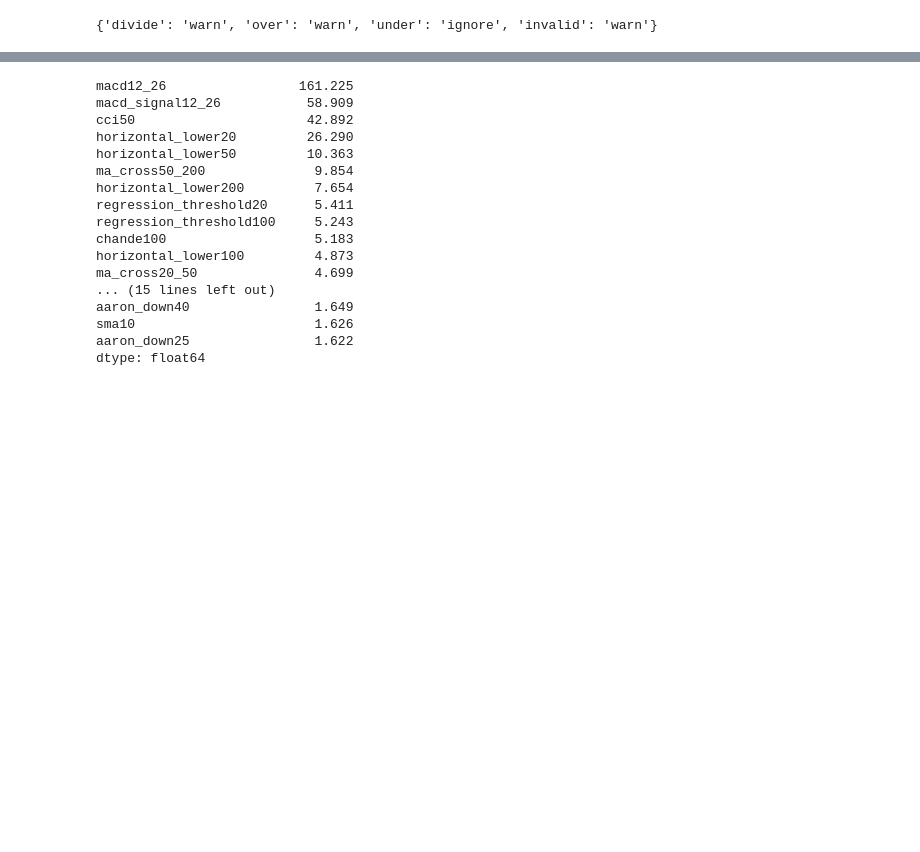
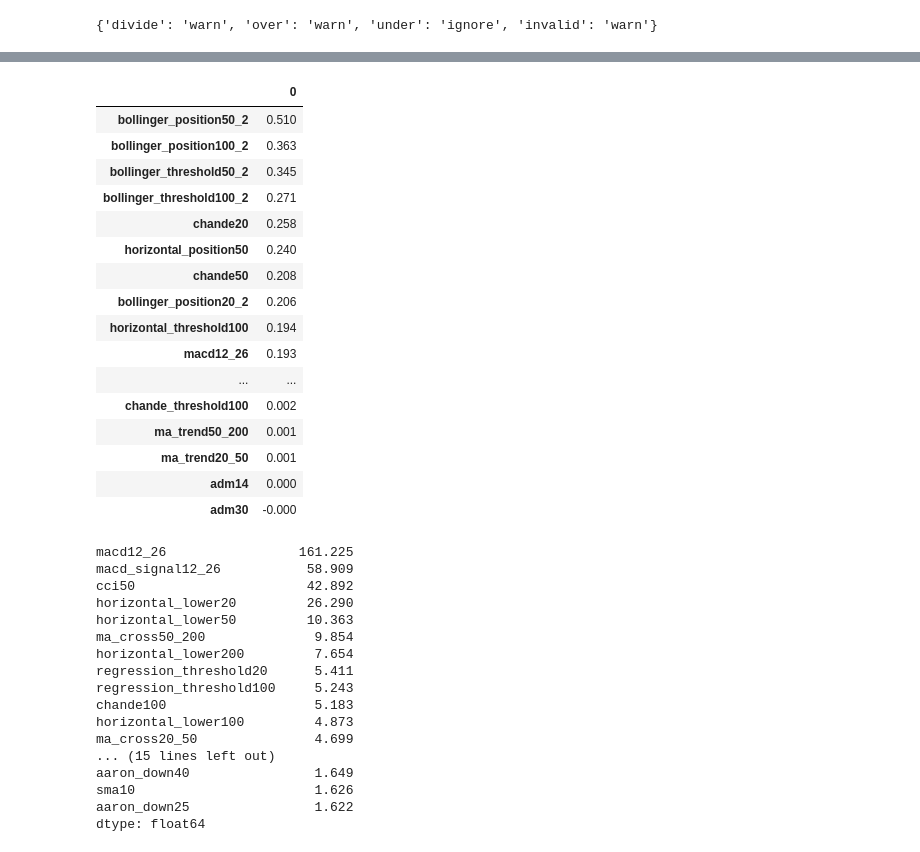
Before and after one commit to tobsel7/price-indicators, a Jupyter notebook: analysis/statistics/feature_selection.ipynb, the cells around one changed output, grey strips where cells are left out. Drawn from its saved outputs; the diff is of its cells as text; code cells hidden in the pictures; blank space fills up the shorter version.

```diff
--- a/analysis/statistics/feature_selection.ipynb
+++ b/analysis/statistics/feature_selection.ipynb
@@ -24,18 +24,19 @@ all_stocks_sets = {
     #100: load_data_set("all_stocks_10spy_100shift_normalized")
 }
 # %%
-# choose a data set
-samples = all_stocks_sets[10]
-# calculate the correlations for a data set
-correlations = samples.corrwith(np.log(samples["future_price"]))
+def calculate_correlations(data_set, label, feature_transform=lambda feature: feature, label_transform=lambda label: label):
+    # choose a data set
+    #samples = all_stocks_sets[10]
+    # calculate the correlations for a data set
+    correlations = feature_transform(data_set).corrwith(np.log(label_transform(data_set[label])))
 
-# filter out the future columns
-future_columns = [column for column in samples if "future" in column]
-correlations.drop(future_columns, inplace=True)
-correlations.drop("current_price", inplace=True)
-correlations.drop("index", inplace=True)
+    # filter out the future columns
+    future_columns = [column for column in data_set if "future" in column]
+    correlations.drop(future_columns, inplace=True)
+    correlations.drop("current_price", inplace=True)
+    correlations.drop("index", inplace=True)
 
-# show the correlations
-pd.set_option("display.max_rows", None)
-pd.options.display.float_format = '{:,.3f}'.format
-pd.DataFrame(correlations.sort_values(key=pd.Series.abs, ascending=False))
+    # show the correlations
+    pd.set_option("display.max_rows", None)
+    pd.options.display.float_format = '{:,.3f}'.format
+    return pd.DataFrame(correlations.sort_values(key=pd.Series.abs, ascending=False))
@@ -60,3 +63,23 @@ pd.DataFrame(correlations.sort_values(key=pd.Series.abs, ascending=False))
+# %%
+calculate_correlations(all_stocks_sets[10], "future_volatility50", feature_transform=np.abs)
+# %% [output]
+|  | 0 |
+| bollinger_position50_2 | 0.510 |
+| bollinger_position100_2 | 0.363 |
+| bollinger_threshold50_2 | 0.345 |
+| bollinger_threshold100_2 | 0.271 |
+| chande20 | 0.258 |
+| horizontal_position50 | 0.240 |
+| chande50 | 0.208 |
+| bollinger_position20_2 | 0.206 |
+| horizontal_threshold100 | 0.194 |
+| macd12_26 | 0.193 |
+| ... | ... |
+| chande_threshold100 | 0.002 |
+| ma_trend50_200 | 0.001 |
+| ma_trend20_50 | 0.001 |
+| adm14 | 0.000 |
+| adm30 | -0.000 |
 # %%
 def f_test_selection(samples, number_of_features, future_value="future_price"):
     # define the select using the f_test
```
Also changed, not shown: parts of 2 cells of this notebook, 7 other files.
